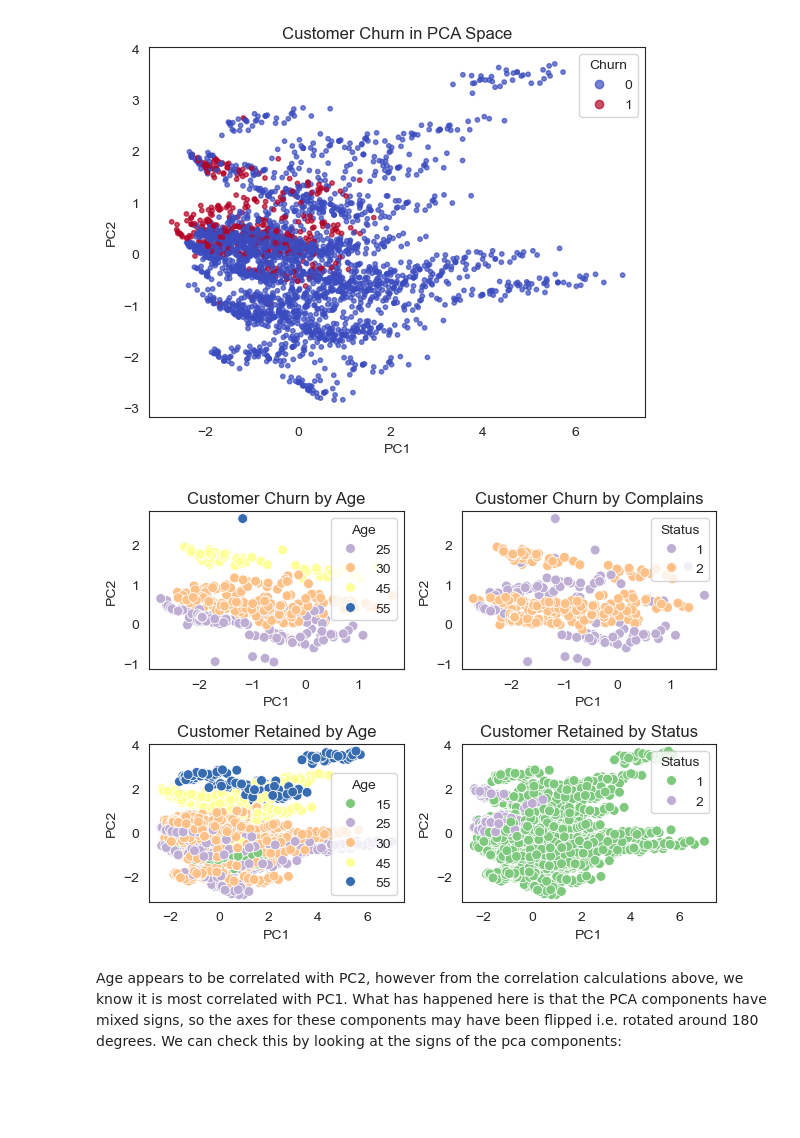
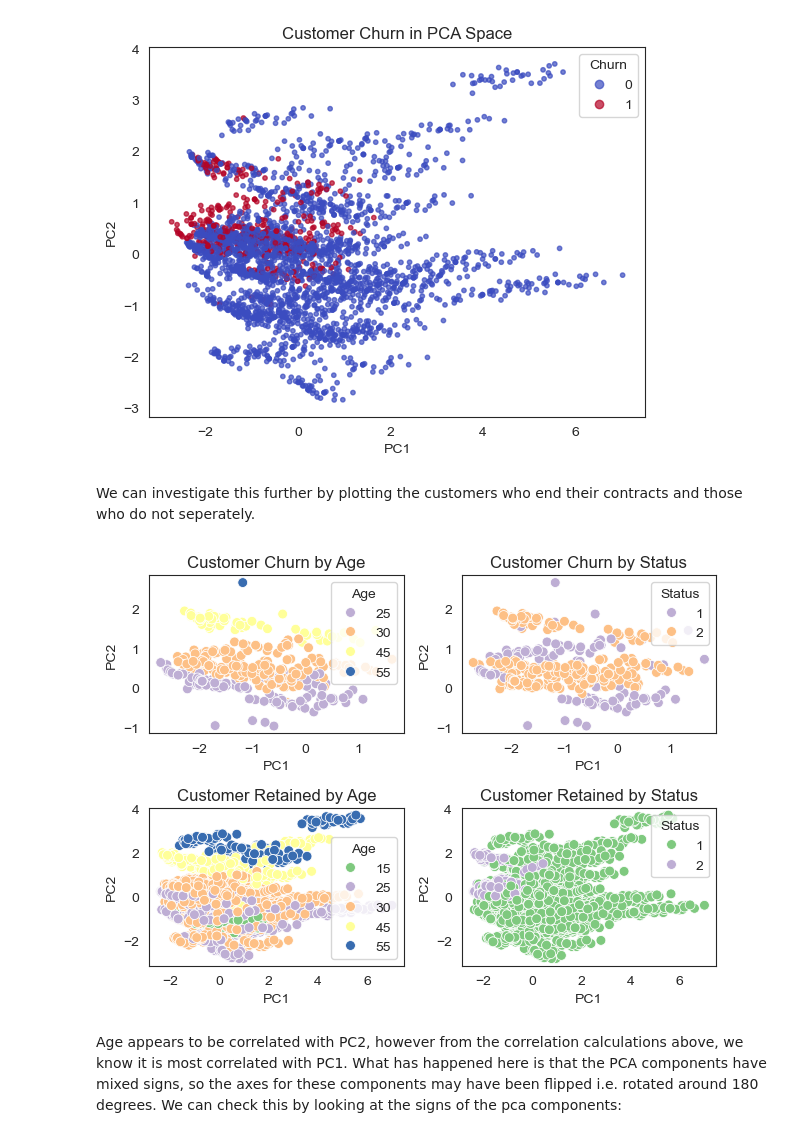
Before and after one commit to WBeckman142/Churn_predictor, a Jupyter notebook: Markdown/Churn_analysis_predictor.ipynb, the cells around one changed output. Saved outputs shown, nothing was run; the diff lists cells and outputs as text; code cells hidden in the pictures; blank space fills up the shorter version.

```diff
--- a/Markdown/Churn_analysis_predictor.ipynb
+++ b/Markdown/Churn_analysis_predictor.ipynb
@@ -389,6 +389,8 @@ plt.legend(*scatter.legend_elements(), title="Churn")
 plt.show()
 # %% [output]
 [figure]
+# %% [markdown]
+We can investigate this further by plotting the customers who end their contracts and those who do not seperately.
 # %%
 ## Seaborn PCA plot
 import seaborn as sns
@@ -431,7 +433,7 @@ scatter = sns.scatterplot(
     palette = palette,
     alpha = 1
 )
-scatter.set(xlabel='PC1', ylabel='PC2', title = "Customer Churn by Complains")
+scatter.set(xlabel='PC1', ylabel='PC2', title = "Customer Churn by Status")
 
 # Create a boolean mask for customers that remain
 mask2 = df["Churn"] == 0
@@ -446,34 +448,34 @@ plt.subplot(2, 2, 3)
 scatter = sns.scatterplot(
     x = X_pca[mask2, 0],
     y = X_pca[mask2, 1],
     hue = df.loc[mask2, "Age"],
     s = 50,
     palette = palette,
     alpha = 1
 )
 scatter.set(xlabel='PC1', ylabel='PC2', title = "Customer Retained by Age")
 
 # Define colour palette here for first plot (four colours)
 palette = ['#7fc97f', '#beaed4']
 
 # Arrange the subplot
 plt.subplot(2, 2, 4)
 
 # Create the scatter plot, selecting only customers that remain and colour by Age
 scatter = sns.scatterplot(
     x = X_pca[mask2, 0],
     y = X_pca[mask2, 1],
     hue = df.loc[mask2, "Status"],
     s = 50,
     palette = palette,
     alpha = 1
 )
 scatter.set(xlabel='PC1', ylabel='PC2', title = "Customer Retained by Status")
 
 # Remove white space
 plt.tight_layout()
 # %% [output]
-[figure, old version]
+[figure, new version]
 # %% [markdown]
 Age appears to be correlated with PC2, however from the correlation calculations above, we know it is most correlated with PC1. What has happened here is that the PCA components have mixed signs, so the axes for these components may have been flipped i.e. rotated around 180 degrees. We can check this by looking at the signs of the pca components:
 # %%
```
Also changed, not shown: parts of 7 cells of this notebook, 2 other files.
